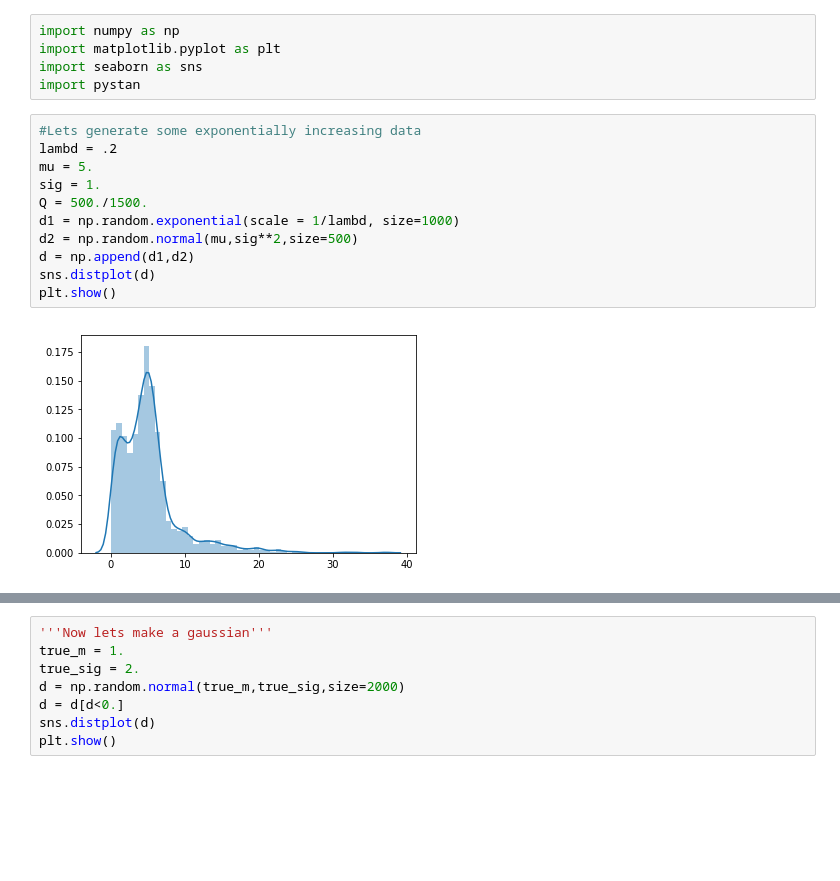
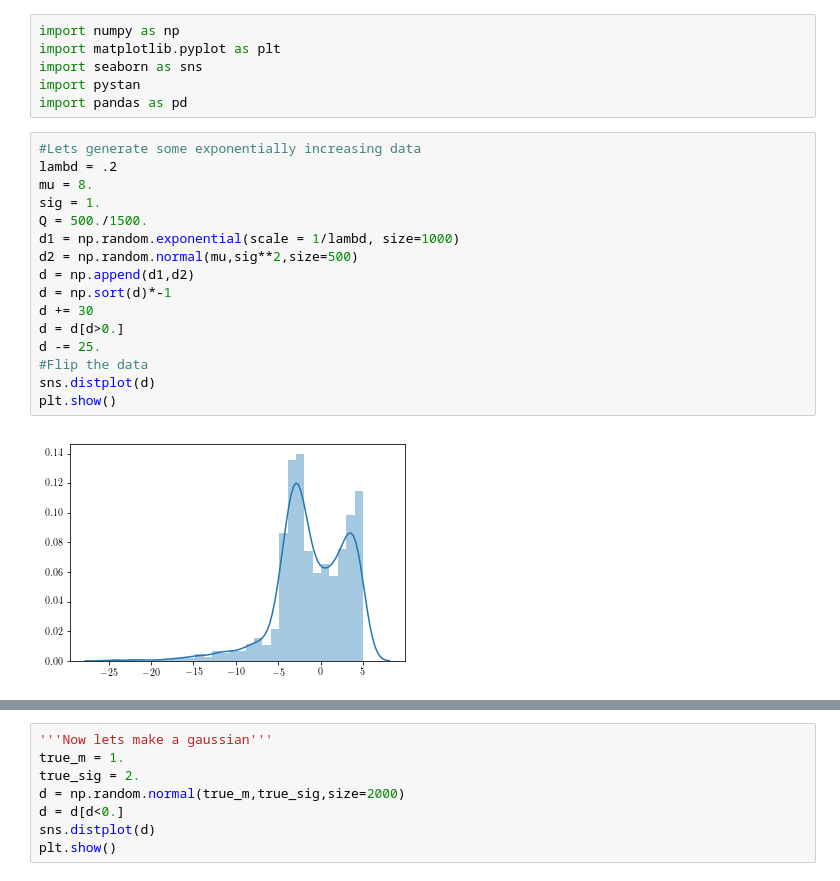
Before and after one commit to grd349/PyStanExamples, a Jupyter notebook: Oli/stantests.ipynb, the cells around one changed output, grey strips where cells are left out. Cells and saved outputs as stored; diff of their text form; blank space fills up the shorter version.

Commit message:
Stantests now works on the trilegal data not including the error spread.

```diff
--- a/Oli/stantests.ipynb
+++ b/Oli/stantests.ipynb
@@ -3,16 +3,22 @@ import numpy as np
 import matplotlib.pyplot as plt
 import seaborn as sns
 import pystan
+import pandas as pd
 # %%
 #Lets generate some exponentially increasing data
 lambd = .2
-mu = 5.
+mu = 8.
 sig = 1.
 Q = 500./1500.
 d1 = np.random.exponential(scale = 1/lambd, size=1000)
 d2 = np.random.normal(mu,sig**2,size=500)
 d = np.append(d1,d2)
+d = np.sort(d)*-1
+d += 30
+d = d[d>0.]
+d -= 25.
+#Flip the data
 sns.distplot(d)
 plt.show()
 # %% [output]
-[figure, old version]
+[figure, new version]
```
Also changed, not shown: parts of 10 cells of this notebook, 1 other file.
